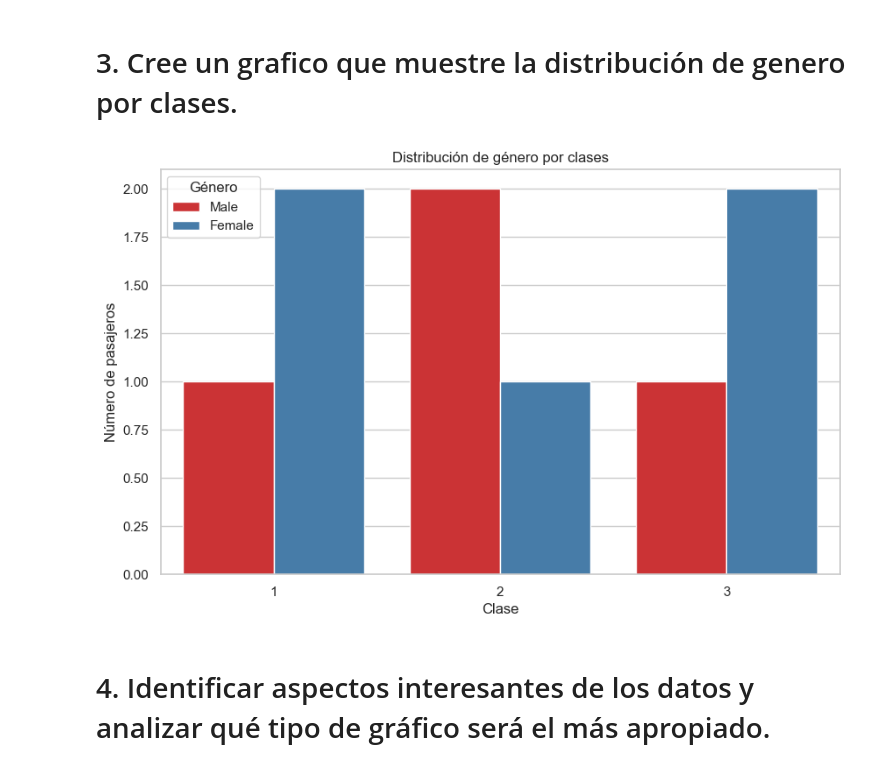
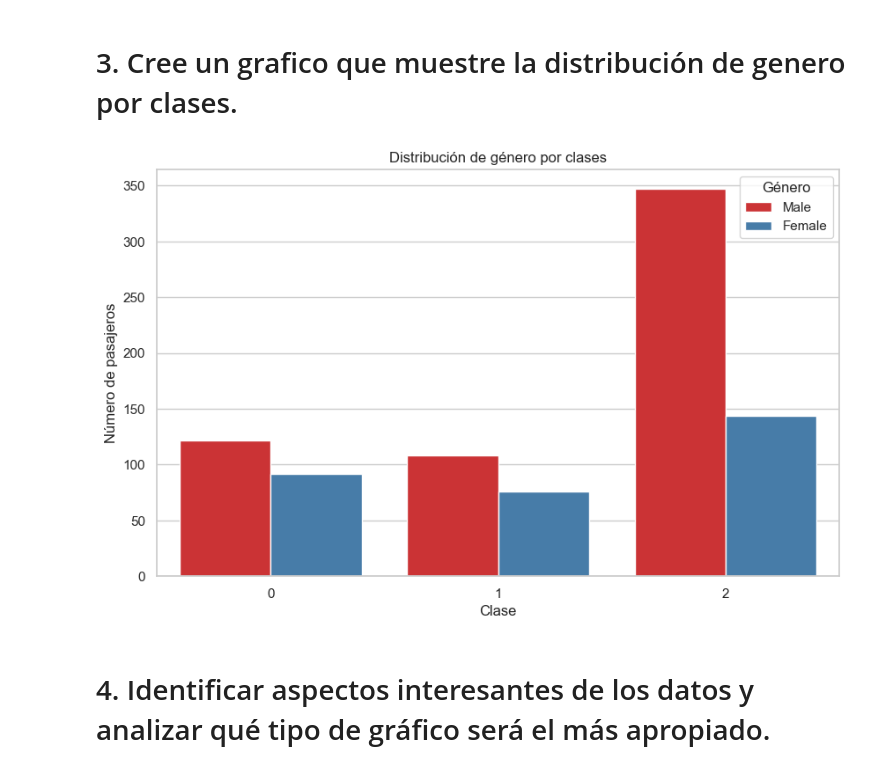
Before and after one commit to Josmar360/Analisis_Titanic, a Jupyter notebook: 5) Visualizacion de datos/Fase_3_Vusualizacion_Datos.ipynb, the cells around one changed output. Cells and saved outputs as stored; diff of their text form; code cells hidden in the pictures.

Commit message:
Correccion de visualizacion

```diff
--- a/5) Visualizacion de datos/Fase_3_Vusualizacion_Datos.ipynb
+++ b/5) Visualizacion de datos/Fase_3_Vusualizacion_Datos.ipynb
@@ -44,28 +44,22 @@ plt.show()
 # %% [markdown]
 # 3.	Cree un grafico que muestre la distribución de genero por clases.
 # %%
-# Crear un DataFrame de ejemplo para ilustrar el código
-data = {
-    'Pclass': [1, 1, 1, 2, 2, 2, 3, 3, 3],
-    'Sex_female': [1, 1, 0, 0, 1, 0, 1, 0, 1],
-}
-
 df = pd.DataFrame(data)
 
 # Crear un gráfico de barras usando seaborn
 plt.figure(figsize=(10, 6))
 sns.countplot(x='Pclass', hue='Sex_female', data=df, palette='Set1')
 
 # Personalizar el gráfico
 plt.title('Distribución de género por clases')
 plt.xlabel('Clase')
 plt.ylabel('Número de pasajeros')
 plt.legend(title='Género', labels=['Male', 'Female'])
 
 # Mostrar el gráfico
 plt.show()
 # %% [output]
-[figure, old version]
+[figure, new version]
 # %% [markdown]
 # 4.	Identificar aspectos interesantes de los datos y analizar qué tipo de gráfico será el más apropiado.
 # %%
```
Also changed, not shown: 1 other file.
